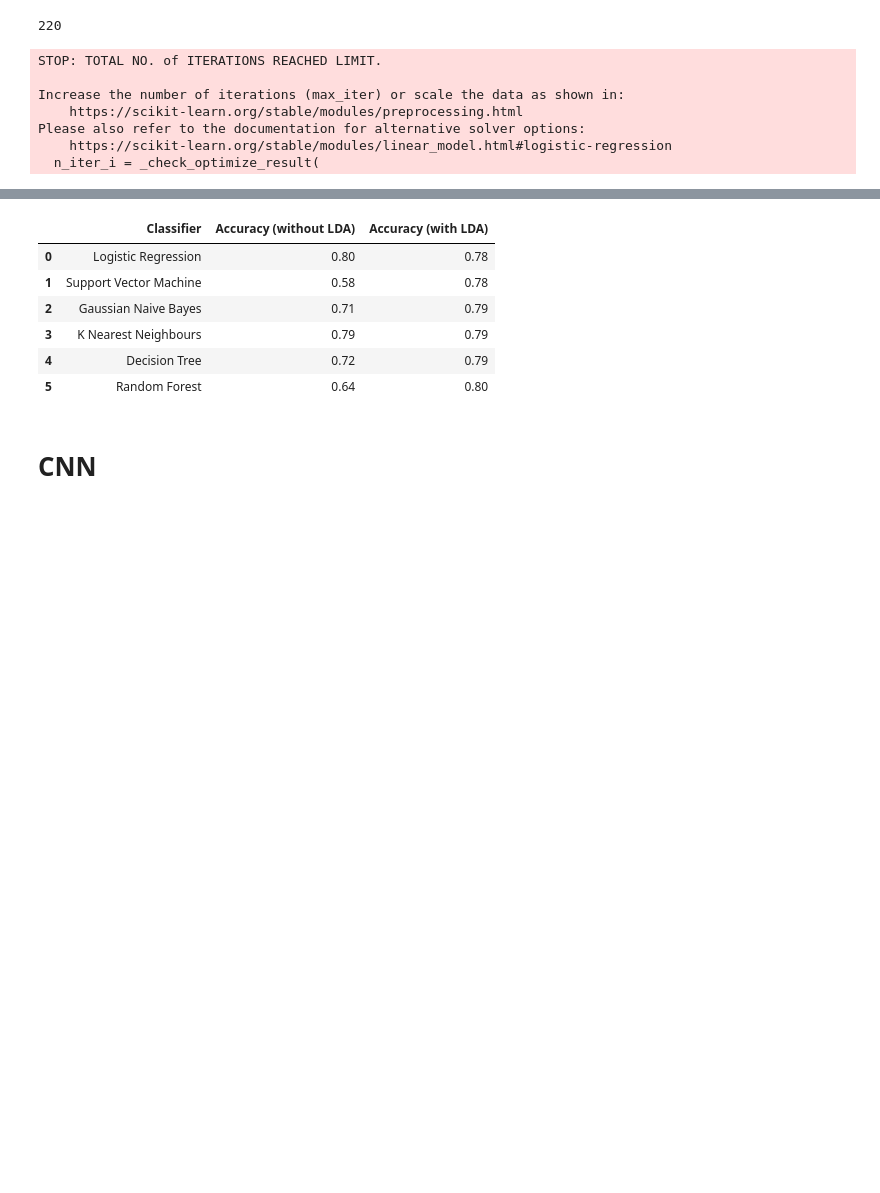
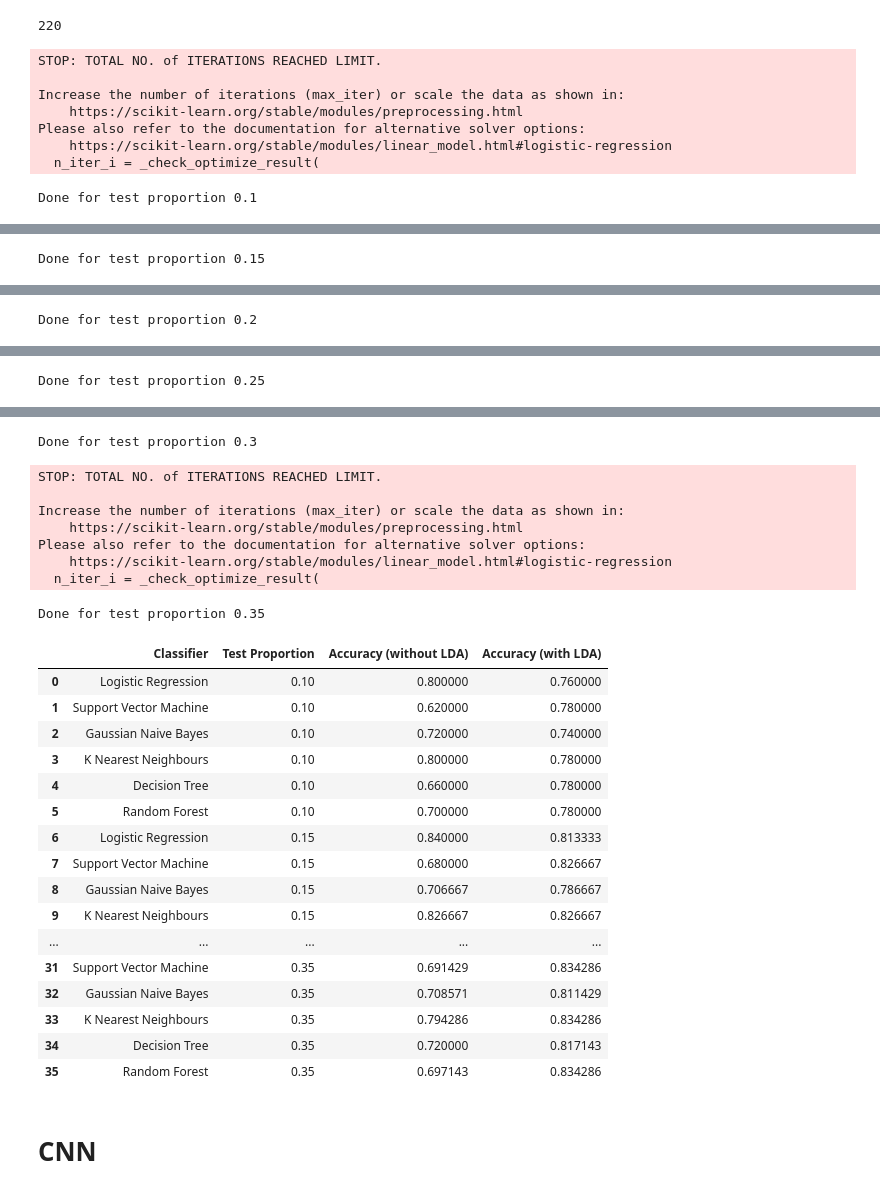
Before and after one commit to alex-ele-xela/Image-Analysis-Project, a Jupyter notebook: Pneumonia Detector/pneumonia_detector.ipynb, the cells around one changed output, grey strips where cells are left out. Drawn from its saved outputs; the diff is of its cells as text; code cells hidden in the pictures; blank space fills up the shorter version.

Commit message:
Different Test Proportions Added logic to run ML algorithms for different test proportions Exported ML Algorithm metrics to csv Run CNN for all of 30 epochs

```diff
--- a/Pneumonia Detector/pneumonia_detector.ipynb
+++ b/Pneumonia Detector/pneumonia_detector.ipynb
@@ -231,7 +231,7 @@ plt.show()
 # %% [markdown]
 We will find the vector length and find the dimension to which we should resize all images
 # %%
-length = train_data_balanced['length'].min()
+length = train_data_balanced['length'].mean()
 print(length)
 
 # We will rescale all images into x*x images
@@ -280,10 +281,13 @@ y_test = test_data['label'][:test_size]
 # %%
 from sklearn.discriminant_analysis import LinearDiscriminantAnalysis as LDA
 
-lda = LDA()
-lda.fit(X_train, y_train)
-X_train_lda = lda.transform(X_train)
-X_test_lda = lda.transform(X_test)
+def doLDA(X_train, y_train, X_test):
+    lda = LDA()
+    lda.fit(X_train, y_train)
+    X_train_lda = lda.transform(X_train)
+    X_test_lda = lda.transform(X_test)
+
+    return(X_train_lda, X_test_lda)
 # %%
 from sklearn.linear_model import LogisticRegression
 from sklearn.svm import SVC
@@ -305,22 +309,30 @@ from sklearn.metrics import accuracy_score
 
 metrics = {
     "Classifier": [],
+    "Test Proportion": [],
     "Accuracy (without LDA)": [],
     "Accuracy (with LDA)": []
 }
 
-for name, clf in classifiers.items():
-    metrics['Classifier'].append(name)
+for test_proportion in [0.1, 0.15, 0.2, 0.25, 0.3, 0.35]:
+    for name, clf in classifiers.items():
+        metrics['Classifier'].append(name)
+        metrics["Test Proportion"].append(test_proportion)
 
-    clf.fit(X_train_lda, y_train)
-    y_pred = clf.predict(X_test_lda)
-    acc = accuracy_score(y_test, y_pred)
-    metrics['Accuracy (with LDA)'].append(acc)
+        X_train, X_test, y_train, y_test = train_test_split(train_data_balanced, test_data, test_proportion=test_proportion)
+        X_train_lda, X_test_lda = doLDA(X_train, y_train, X_test)
 
-    clf.fit(X_train, y_train)
-    y_pred = clf.predict(X_test)
-    acc = accuracy_score(y_test, y_pred)
-    metrics['Accuracy (without LDA)'].append(acc)
+        clf.fit(X_train_lda, y_train)
+        y_pred = clf.predict(X_test_lda)
+        acc = accuracy_score(y_test, y_pred)
+        metrics['Accuracy (with LDA)'].append(np.round(acc, decimals=3))
+
+        clf.fit(X_train, y_train)
+        y_pred = clf.predict(X_test)
+        acc = accuracy_score(y_test, y_pred)
+        metrics['Accuracy (without LDA)'].append(np.round(acc, decimals=3))
+
+    print(f"Done for test proportion {test_proportion}")
 
 metrics = pd.DataFrame(metrics)
 metrics
@@ -332,3 +344,4 @@ Increase the number of iterations (max_iter) or scale the data as shown in:
 Please also refer to the documentation for alternative solver options:
     https://scikit-learn.org/stable/modules/linear_model.html#logistic-regression
   n_iter_i = _check_optimize_result(
+Done for test proportion 0.1
@@ -334,0 +355 @@ Please also refer to the documentation for alternative solver options:
+Done for test proportion 0.15
@@ -334,0 +363 @@ Please also refer to the documentation for alternative solver options:
+Done for test proportion 0.2
@@ -334,0 +371 @@ Please also refer to the documentation for alternative solver options:
+Done for test proportion 0.25
@@ -335,7 +379,26 @@ Please also refer to the documentation for alternative solver options:
+Done for test proportion 0.3
+STOP: TOTAL NO. of ITERATIONS REACHED LIMIT.
+
+Increase the number of iterations (max_iter) or scale the data as shown in:
+    https://scikit-learn.org/stable/modules/preprocessing.html
+Please also refer to the documentation for alternative solver options:
+    https://scikit-learn.org/stable/modules/linear_model.html#logistic-regression
+  n_iter_i = _check_optimize_result(
+Done for test proportion 0.35
-|  | Classifier | Accuracy (without LDA) | Accuracy (with LDA) |
-| 0 | Logistic Regression | 0.80 | 0.78 |
-| 1 | Support Vector Machine | 0.58 | 0.78 |
-| 2 | Gaussian Naive Bayes | 0.71 | 0.79 |
-| 3 | K Nearest Neighbours | 0.79 | 0.79 |
-| 4 | Decision Tree | 0.72 | 0.79 |
-| 5 | Random Forest | 0.64 | 0.80 |
+|  | Classifier | Test Proportion | Accuracy (without LDA) | Accuracy (with LDA) |
+| 0 | Logistic Regression | 0.10 | 0.800000 | 0.760000 |
+| 1 | Support Vector Machine | 0.10 | 0.620000 | 0.780000 |
+| 2 | Gaussian Naive Bayes | 0.10 | 0.720000 | 0.740000 |
+| 3 | K Nearest Neighbours | 0.10 | 0.800000 | 0.780000 |
+| 4 | Decision Tree | 0.10 | 0.660000 | 0.780000 |
+| 5 | Random Forest | 0.10 | 0.700000 | 0.780000 |
+| 6 | Logistic Regression | 0.15 | 0.840000 | 0.813333 |
+| 7 | Support Vector Machine | 0.15 | 0.680000 | 0.826667 |
+| 8 | Gaussian Naive Bayes | 0.15 | 0.706667 | 0.786667 |
+| 9 | K Nearest Neighbours | 0.15 | 0.826667 | 0.826667 |
+| ... | ... | ... | ... | ... |
+| 31 | Support Vector Machine | 0.35 | 0.691429 | 0.834286 |
+| 32 | Gaussian Naive Bayes | 0.35 | 0.708571 | 0.811429 |
+| 33 | K Nearest Neighbours | 0.35 | 0.794286 | 0.834286 |
+| 34 | Decision Tree | 0.35 | 0.720000 | 0.817143 |
+| 35 | Random Forest | 0.35 | 0.697143 | 0.834286 |
```
Also changed, not shown: parts of 16 cells of this notebook.
